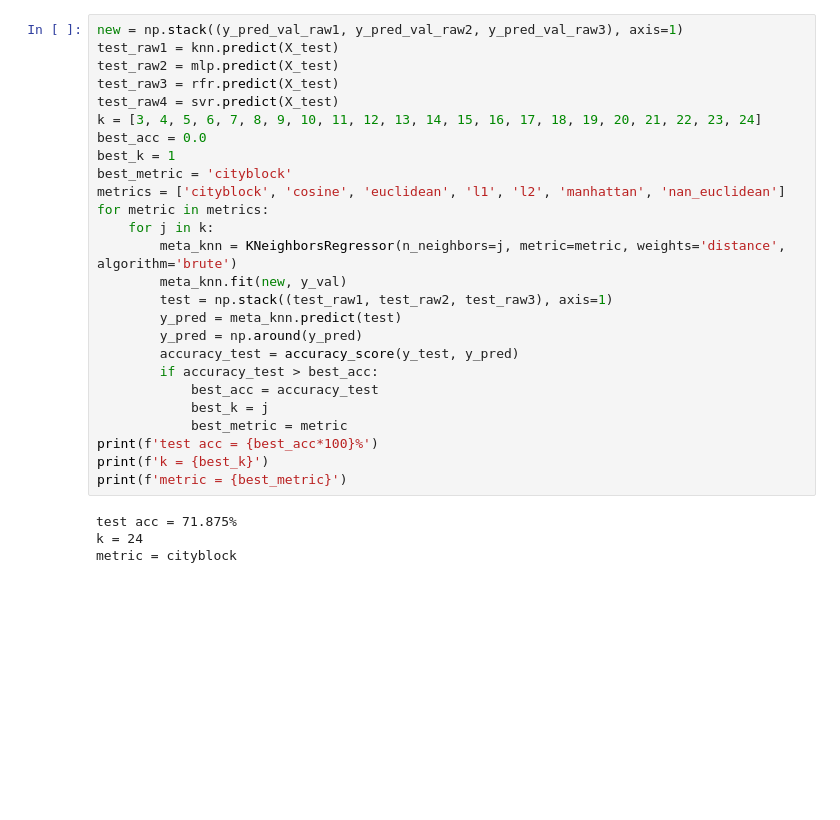
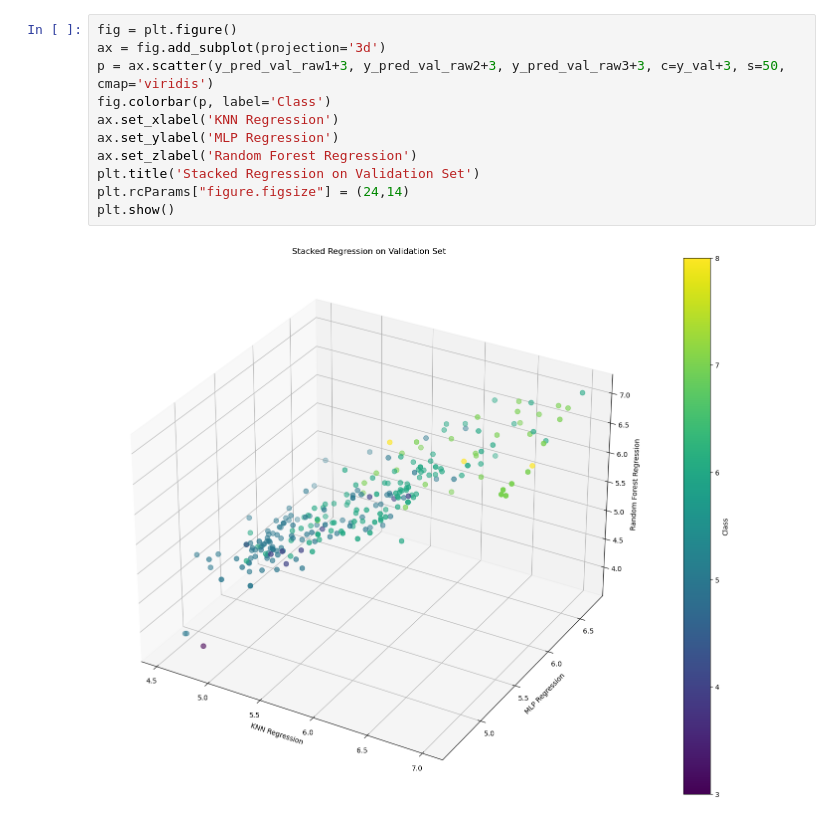
Before and after one commit to 24jukevin/ESE417-Project, a Jupyter notebook: meta_knn.ipynb, the cells around one changed output. Saved outputs shown, nothing was run; the diff lists cells and outputs as text; blank space fills up the shorter version.

Commit message:
visualization and score report

```diff
--- a/meta_knn.ipynb
+++ b/meta_knn.ipynb
@@ -171,30 +57,13 @@ plt.show()
-# %%
-new = np.stack((y_pred_val_raw1, y_pred_val_raw2, y_pred_val_raw3), axis=1)
-test_raw1 = knn.predict(X_test)
-test_raw2 = mlp.predict(X_test)
-test_raw3 = rfr.predict(X_test)
-test_raw4 = svr.predict(X_test)
-k = [3, 4, 5, 6, 7, 8, 9, 10, 11, 12, 13, 14, 15, 16, 17, 18, 19, 20, 21, 22, 23, 24]
-best_acc = 0.0
-best_k = 1
-best_metric = 'cityblock'
-metrics = ['cityblock', 'cosine', 'euclidean', 'l1', 'l2', 'manhattan', 'nan_euclidean']
-for metric in metrics:
-    for j in k:
-        meta_knn = KNeighborsRegressor(n_neighbors=j, metric=metric, weights='distance', algorithm='brute')
-        meta_knn.fit(new, y_val)
-        test = np.stack((test_raw1, test_raw2, test_raw3), axis=1)
-        y_pred = meta_knn.predict(test)
-        y_pred = np.around(y_pred)
-        accuracy_test = accuracy_score(y_test, y_pred)
-        if accuracy_test > best_acc:
-            best_acc = accuracy_test
-            best_k = j
-            best_metric = metric
-print(f'test acc = {best_acc*100}%')
-print(f'k = {best_k}')
-print(f'metric = {best_metric}')
-# %% [output]
-test acc = 71.875%
-k = 24
-metric = cityblock
+# %%
+fig = plt.figure()
+ax = fig.add_subplot(projection='3d')
+p = ax.scatter(y_pred_val_raw1+3, y_pred_val_raw2+3, y_pred_val_raw3+3, c=y_val+3, s=50, cmap='viridis')
+fig.colorbar(p, label='Class')
+ax.set_xlabel('KNN Regression')
+ax.set_ylabel('MLP Regression')
+ax.set_zlabel('Random Forest Regression')
+plt.title('Stacked Regression on Validation Set')
+plt.rcParams["figure.figsize"] = (24,14)
+plt.show()
+# %% [output]
+[figure, added]
```
Also changed, not shown: parts of 14 cells of this notebook.
